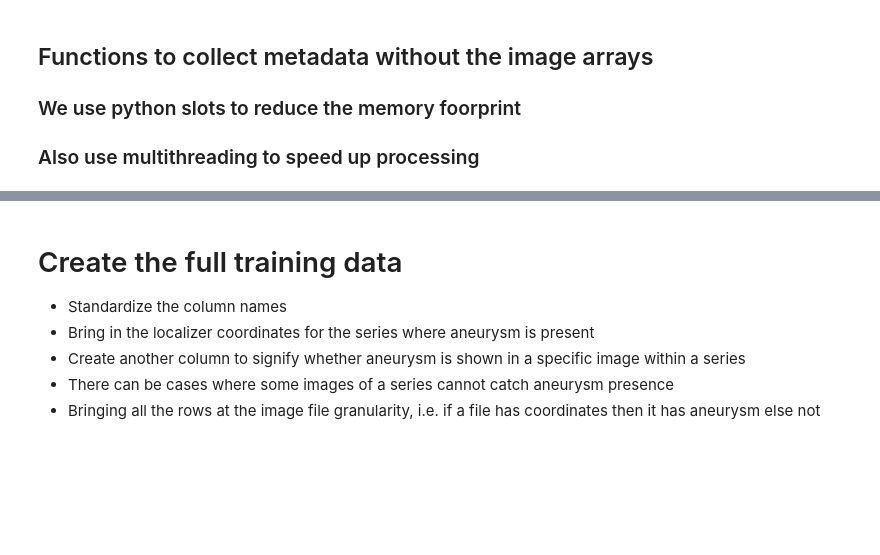
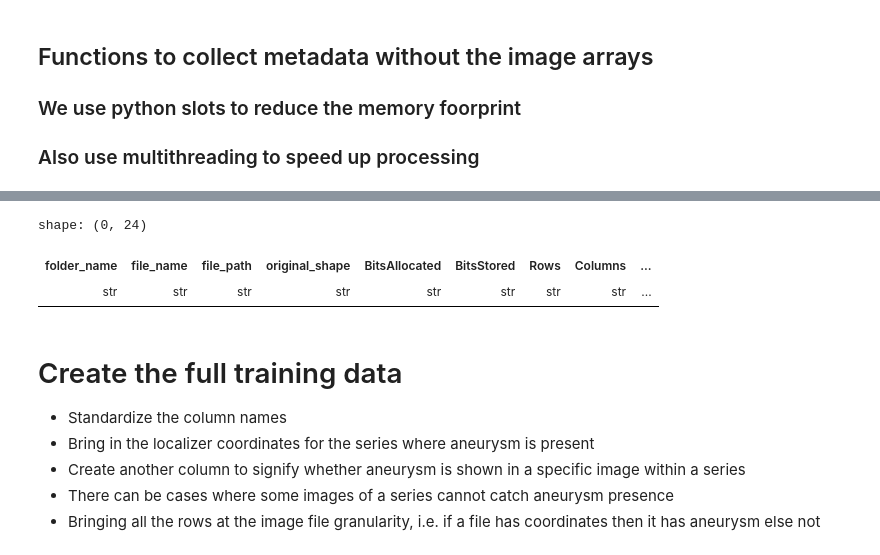
Before and after one commit to sumaniitm/RSNA_Intracranial_Aneurysm_Detection_2025, a Jupyter notebook: suman-notebook-1.ipynb, the cells around one changed output, grey strips where cells are left out. Cells and saved outputs as stored; diff of their text form; code cells hidden in the pictures; blank space fills up the shorter version.

```diff
--- a/suman-notebook-1.ipynb
+++ b/suman-notebook-1.ipynb
@@ -226,7 +351,7 @@ def process_single_folder(folder_path, allowed_tags):
                 original_shape = str(ds.pixel_array.shape)
 
                 # Create record
-                record = DicomRecord(folder_name, dcm_file.name, dcm_file, original_shape)
+                record = DicomRecord(folder_name, dcm_file.name, str(dcm_file), original_shape)
 
                 # Fill in tags
                 for tag in allowed_tags:
@@ -270,8 +395,8 @@ def create_dicom_dataset(root_folder, allowed_tags, num_processes=None, chunk_si
     schema = {
         'folder_name': pl.Utf8,
         'file_name': pl.Utf8,
-        'compressed_image_array': pl.Binary,
-        'original_shape': pl.Utf8
+        'file_path': pl.String,
+        'image_shape': pl.String
     }
     schema.update({tag: pl.Utf8 for tag in allowed_tags})
 
@@ -351,3 +493,9 @@ NameError: name 'metadata_df' is not defined
+# %%
+metadata_df.filter(pl.col('original_shape').is_not_null()).head(10)
+# %% [output]
+shape: (0, 24)
+| folder_name | file_name | file_path | original_shape | BitsAllocated | BitsStored | Rows | Columns | ... |
+| str | str | str | str | str | str | str | str | ... |
 # %% [markdown]
 # Create the full training data
 * Standardize the column names
```
Also changed, not shown: parts of 20 cells of this notebook.
